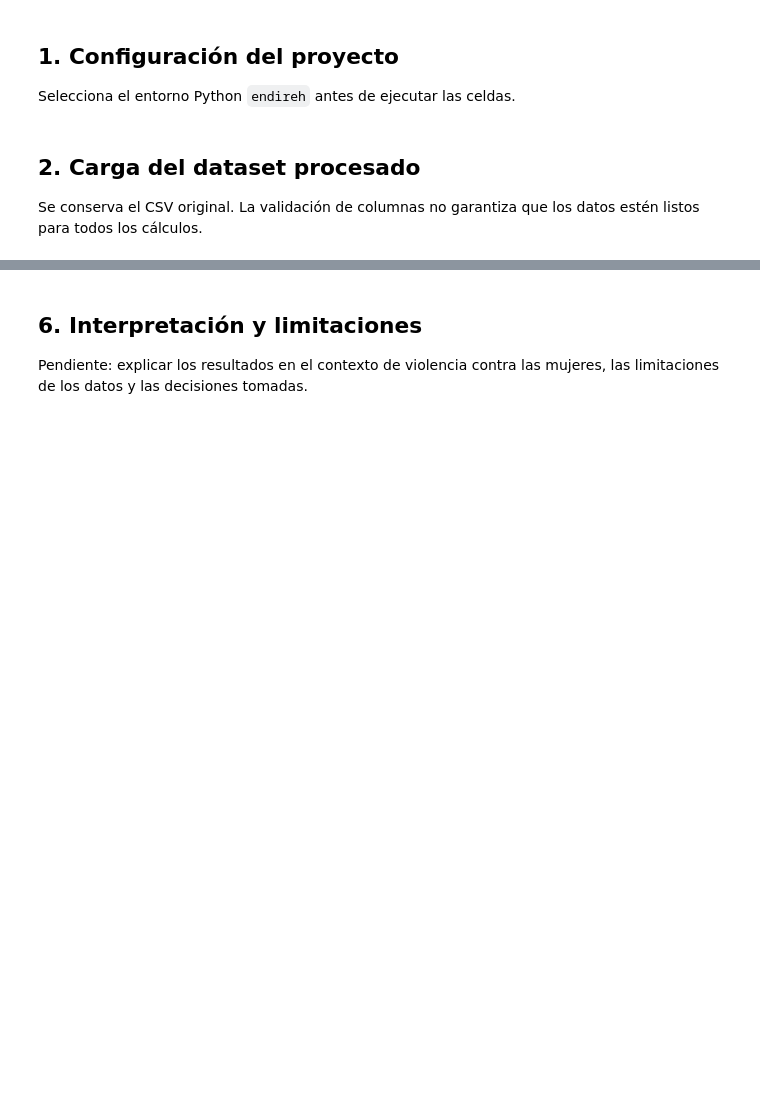
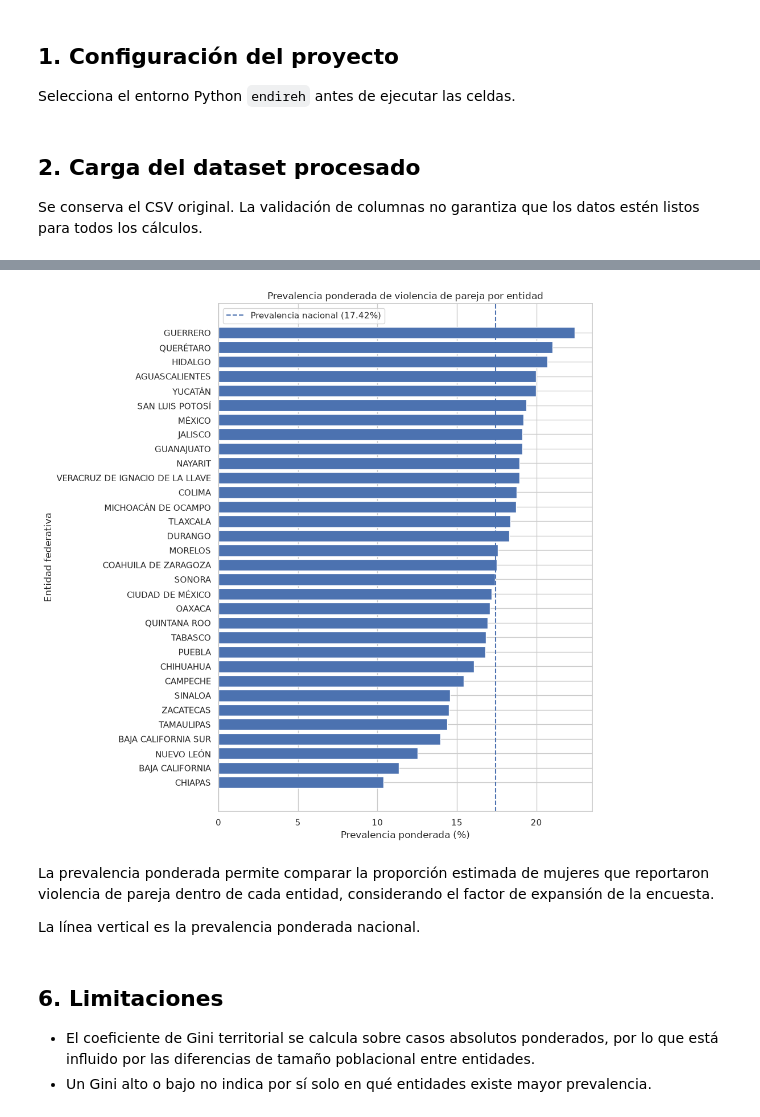
Before and after one commit to Drieveal14/Practica-04-Medidas-de-Concentracion-Heterogenidad-Gini-y-Entropia, a Jupyter notebook: notebooks/medidas_de_concentracion.ipynb, the cells around one changed output, grey strips where cells are left out. Saved outputs shown, nothing was run; the diff lists cells and outputs as text; code cells hidden in the pictures; blank space fills up the shorter version.

```diff
--- a/notebooks/medidas_de_concentracion.ipynb
+++ b/notebooks/medidas_de_concentracion.ipynb
@@ -79,4 +334,54 @@ Pendiente: generar las tablas y gráficas correspondientes al análisis.
+# %%
+ranking_prevalencia = por_entidad.sort(
+    "prevalencia_ponderada_pct"
+)
+
+plt.figure(figsize=(10, 10))
+
+plt.barh(
+    ranking_prevalencia[
+        "nom_entidad"
+    ].to_list(),
+    ranking_prevalencia[
+        "prevalencia_ponderada_pct"
+    ].to_list(),
+)
+
+plt.axvline(
+    prevalencia_nacional,
+    linestyle="--",
+    label=(
+        f"Prevalencia nacional "
+        f"({prevalencia_nacional:.2f}%)"
+    ),
+)
+
+plt.xlabel(
+    "Prevalencia ponderada (%)"
+)
+
+plt.ylabel(
+    "Entidad federativa"
+)
+
+plt.title(
+    "Prevalencia ponderada de violencia "
+    "de pareja por entidad"
+)
+
+plt.legend()
+
+plt.tight_layout()
+
+plt.show()
+# %% [output]
+[figure, added]
+# %% [markdown]
+La prevalencia ponderada permite comparar la proporción estimada de mujeres que reportaron violencia de pareja dentro de cada entidad, considerando el factor de expansión de la encuesta.
+
+La línea vertical es la prevalencia ponderada nacional.
 # %% [markdown]
-## 6. Interpretación y limitaciones
+## 6. Limitaciones
 
-Pendiente: explicar los resultados en el contexto de violencia contra las mujeres, las limitaciones de los datos y las decisiones tomadas.
+- El coeficiente de Gini territorial se calcula sobre casos absolutos ponderados, por lo que está influido por las diferencias de tamaño poblacional entre entidades.
+- Un Gini alto o bajo no indica por sí solo en qué entidades existe mayor prevalencia.
```
Also changed, not shown: parts of 14 cells of this notebook, 2 other files.
